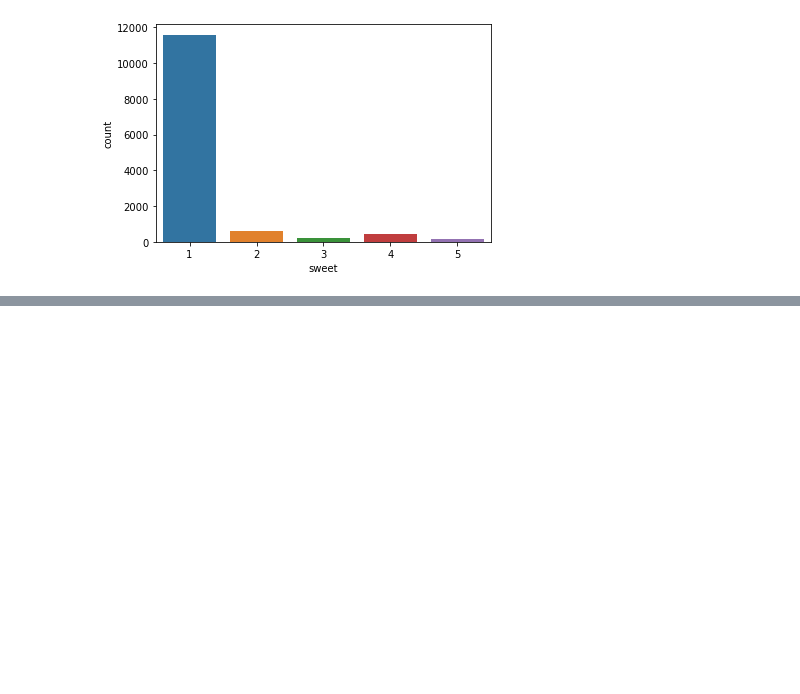
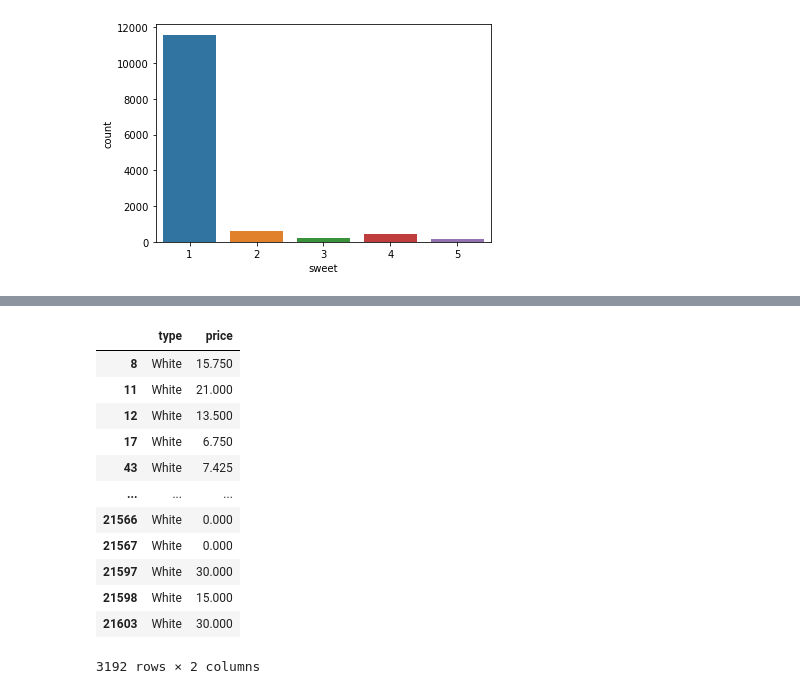
Before and after one commit to Marta-uzcanga/mid_bootcamp_lab, a Jupyter notebook: files for project/Model_and_hyp_testing.ipynb, the cells around one changed output, grey strips where cells are left out. Saved outputs shown, nothing was run; the diff lists cells and outputs as text; code cells hidden in the pictures; blank space fills up the shorter version.

```diff
--- a/files for project/Model_and_hyp_testing.ipynb
+++ b/files for project/Model_and_hyp_testing.ipynb
@@ -870,0 +874,17 @@ dtype: float64
+# %%
+white = type_price.apply(lambda row: row[type_price['type'].isin(['White'])])
+display(white)
+# %% [output]
+|  | type | price |
+| 8 | White | 15.750 |
+| 11 | White | 21.000 |
+| 12 | White | 13.500 |
+| 17 | White | 6.750 |
+| 43 | White | 7.425 |
+| ... | ... | ... |
+| 21566 | White | 0.000 |
+| 21567 | White | 0.000 |
+| 21597 | White | 30.000 |
+| 21598 | White | 15.000 |
+| 21603 | White | 30.000 |
+3192 rows × 2 columns
```
Also changed, not shown: parts of 19 cells of this notebook.
